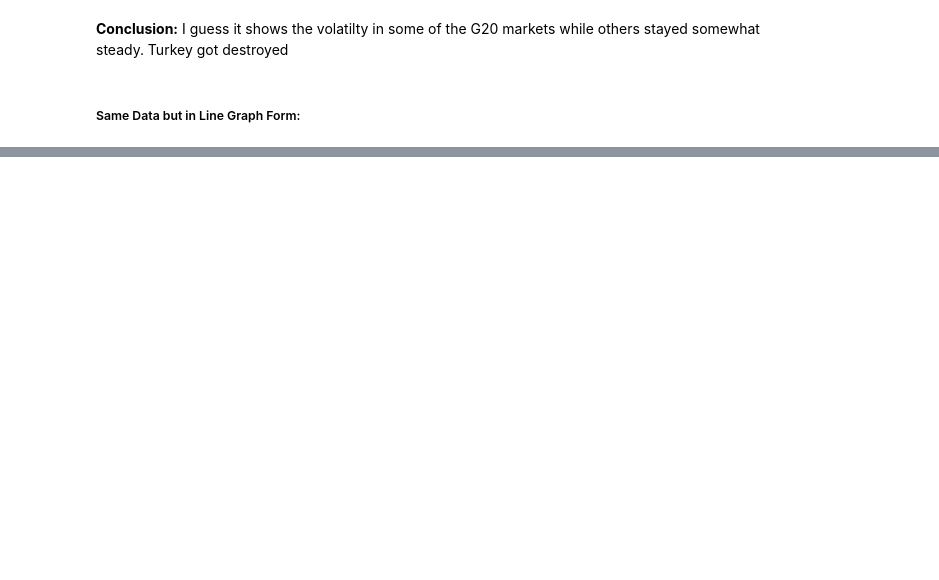
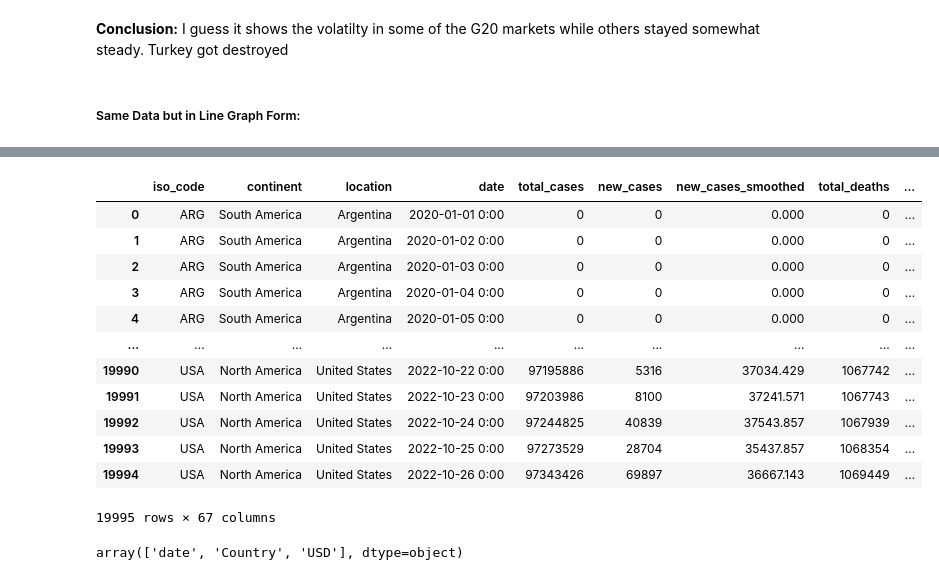
Before and after one commit to rodrigorosalesa/604, a Jupyter notebook: Kane.ipynb, the cells around one changed output, grey strips where cells are left out. Saved outputs shown, nothing was run; the diff lists cells and outputs as text; code cells hidden in the pictures; blank space fills up the shorter version.

```diff
--- a/Kane.ipynb
+++ b/Kane.ipynb
@@ -85,0 +81,18 @@ sns.lineplot(x = index_2020_week["week"], y= index_2020_week["USD"], hue = index
+# %%
+display(g20_covid)
+g20_index_data.columns.values
+# %% [output]
+|  | iso_code | continent | location | date | total_cases | new_cases | new_cases_smoothed | total_deaths | ... |
+| 0 | ARG | South America | Argentina | 2020-01-01 0:00 | 0 | 0 | 0.000 | 0 | ... |
+| 1 | ARG | South America | Argentina | 2020-01-02 0:00 | 0 | 0 | 0.000 | 0 | ... |
+| 2 | ARG | South America | Argentina | 2020-01-03 0:00 | 0 | 0 | 0.000 | 0 | ... |
+| 3 | ARG | South America | Argentina | 2020-01-04 0:00 | 0 | 0 | 0.000 | 0 | ... |
+| 4 | ARG | South America | Argentina | 2020-01-05 0:00 | 0 | 0 | 0.000 | 0 | ... |
+| ... | ... | ... | ... | ... | ... | ... | ... | ... | ... |
+| 19990 | USA | North America | United States | 2022-10-22 0:00 | 97195886 | 5316 | 37034.429 | 1067742 | ... |
+| 19991 | USA | North America | United States | 2022-10-23 0:00 | 97203986 | 8100 | 37241.571 | 1067743 | ... |
+| 19992 | USA | North America | United States | 2022-10-24 0:00 | 97244825 | 40839 | 37543.857 | 1067939 | ... |
+| 19993 | USA | North America | United States | 2022-10-25 0:00 | 97273529 | 28704 | 35437.857 | 1068354 | ... |
+| 19994 | USA | North America | United States | 2022-10-26 0:00 | 97343426 | 69897 | 36667.143 | 1069449 | ... |
+19995 rows × 67 columns
+array(['date', 'Country', 'USD'], dtype=object)
```
Also changed, not shown: parts of 9 cells of this notebook.
